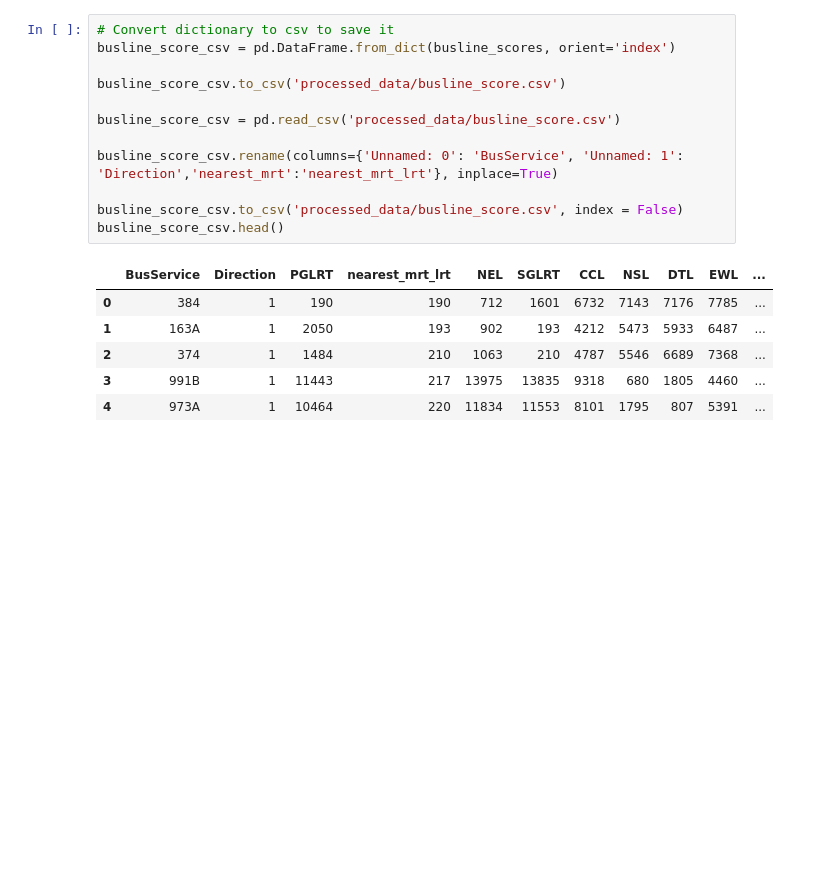
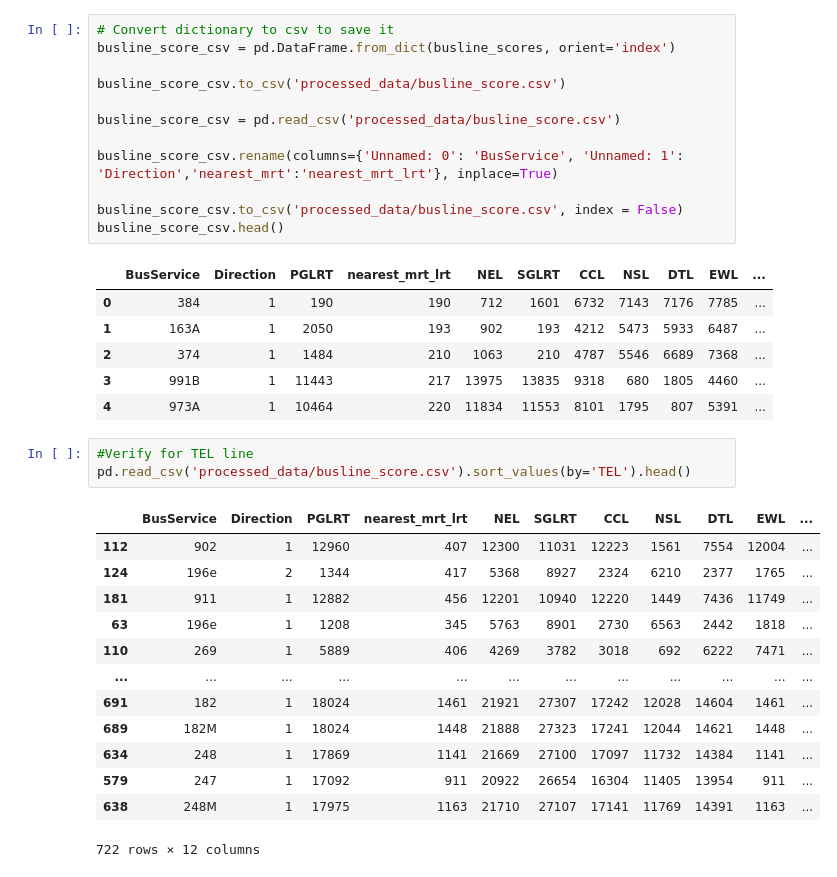
Before and after one commit to brandono7/DSA4264_Geospatial, a Jupyter notebook: Bus Algorithm.ipynb, the cells around one changed output. Cells and saved outputs as stored; diff of their text form; blank space fills up the shorter version.

```diff
--- a/Bus Algorithm.ipynb
+++ b/Bus Algorithm.ipynb
@@ -172,3 +172,20 @@ busline_score_csv.head()
 | 2 | 374 | 1 | 1484 | 210 | 1063 | 210 | 4787 | 5546 | 6689 | 7368 | ... |
 | 3 | 991B | 1 | 11443 | 217 | 13975 | 13835 | 9318 | 680 | 1805 | 4460 | ... |
 | 4 | 973A | 1 | 10464 | 220 | 11834 | 11553 | 8101 | 1795 | 807 | 5391 | ... |
+# %%
+#Verify for TEL line
+pd.read_csv('processed_data/busline_score.csv').sort_values(by='TEL').head()
+# %% [output]
+|  | BusService | Direction | PGLRT | nearest_mrt_lrt | NEL | SGLRT | CCL | NSL | DTL | EWL | ... |
+| 112 | 902 | 1 | 12960 | 407 | 12300 | 11031 | 12223 | 1561 | 7554 | 12004 | ... |
+| 124 | 196e | 2 | 1344 | 417 | 5368 | 8927 | 2324 | 6210 | 2377 | 1765 | ... |
+| 181 | 911 | 1 | 12882 | 456 | 12201 | 10940 | 12220 | 1449 | 7436 | 11749 | ... |
+| 63 | 196e | 1 | 1208 | 345 | 5763 | 8901 | 2730 | 6563 | 2442 | 1818 | ... |
+| 110 | 269 | 1 | 5889 | 406 | 4269 | 3782 | 3018 | 692 | 6222 | 7471 | ... |
+| ... | ... | ... | ... | ... | ... | ... | ... | ... | ... | ... | ... |
+| 691 | 182 | 1 | 18024 | 1461 | 21921 | 27307 | 17242 | 12028 | 14604 | 1461 | ... |
+| 689 | 182M | 1 | 18024 | 1448 | 21888 | 27323 | 17241 | 12044 | 14621 | 1448 | ... |
+| 634 | 248 | 1 | 17869 | 1141 | 21669 | 27100 | 17097 | 11732 | 14384 | 1141 | ... |
+| 579 | 247 | 1 | 17092 | 911 | 20922 | 26654 | 16304 | 11405 | 13954 | 911 | ... |
+| 638 | 248M | 1 | 17975 | 1163 | 21710 | 27107 | 17141 | 11769 | 14391 | 1163 | ... |
+722 rows × 12 columns
```
Also changed, not shown: 1 other file.
